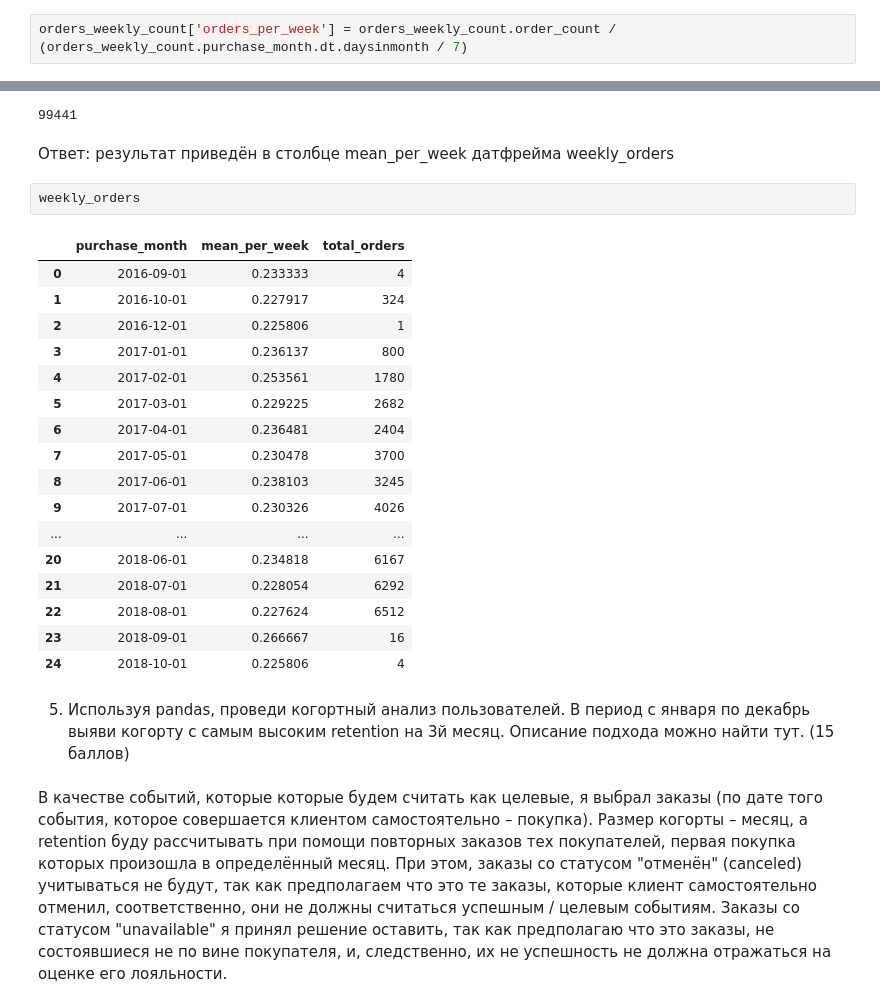
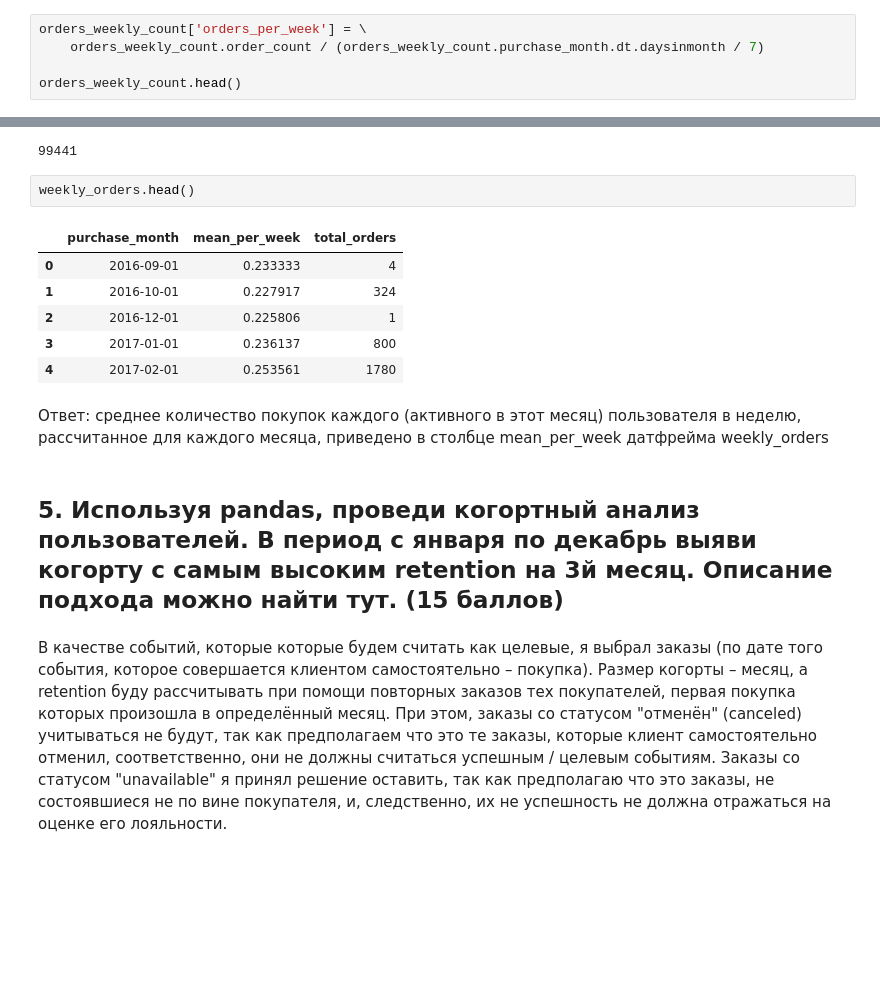
Before and after one commit to y0lk1n/analytics-practice, a Jupyter notebook: project_ecommerce/project_notebook.ipynb, the cells around one changed output, grey strips where cells are left out. Drawn from its saved outputs; the diff is of its cells as text; blank space fills up the shorter version.

```diff
--- a/project_ecommerce/project_notebook.ipynb
+++ b/project_ecommerce/project_notebook.ipynb
@@ -209,2 +311,5 @@ orders_weekly_count = customers_orders.groupby(['purchase_month', 'customer_uniq
 # %%
-orders_weekly_count['orders_per_week'] = orders_weekly_count.order_count / (orders_weekly_count.purchase_month.dt.daysinmonth / 7)
+orders_weekly_count['orders_per_week'] = \
+    orders_weekly_count.order_count / (orders_weekly_count.purchase_month.dt.daysinmonth / 7)
+
+orders_weekly_count.head()
@@ -218,29 +330,18 @@ weekly_orders = orders_weekly_count.groupby('purchase_month'). \
 weekly_orders.total_orders.sum(axis=0)
 # %% [output]
 99441
-# %% [markdown]
-Ответ: результат приведён в столбце mean_per_week датфрейма weekly_orders
 # %%
-weekly_orders
+weekly_orders.head()
 # %% [output]
 |  | purchase_month | mean_per_week | total_orders |
 | 0 | 2016-09-01 | 0.233333 | 4 |
 | 1 | 2016-10-01 | 0.227917 | 324 |
 | 2 | 2016-12-01 | 0.225806 | 1 |
 | 3 | 2017-01-01 | 0.236137 | 800 |
 | 4 | 2017-02-01 | 0.253561 | 1780 |
-| 5 | 2017-03-01 | 0.229225 | 2682 |
-| 6 | 2017-04-01 | 0.236481 | 2404 |
-| 7 | 2017-05-01 | 0.230478 | 3700 |
-| 8 | 2017-06-01 | 0.238103 | 3245 |
-| 9 | 2017-07-01 | 0.230326 | 4026 |
-| ... | ... | ... | ... |
-| 20 | 2018-06-01 | 0.234818 | 6167 |
-| 21 | 2018-07-01 | 0.228054 | 6292 |
-| 22 | 2018-08-01 | 0.227624 | 6512 |
-| 23 | 2018-09-01 | 0.266667 | 16 |
-| 24 | 2018-10-01 | 0.225806 | 4 |
+# %% [markdown]
+Ответ: cреднее количество покупок каждого (активного в этот месяц) пользователя в неделю, рассчитанное для каждого месяца, приведено в столбце mean_per_week датфрейма weekly_orders
 # %% [markdown]
-5. Используя pandas, проведи когортный анализ пользователей. В период с января по декабрь выяви когорту с самым высоким retention на 3й месяц. Описание подхода можно найти тут. (15 баллов)
+## 5. Используя pandas, проведи когортный анализ пользователей. В период с января по декабрь выяви когорту с самым высоким retention на 3й месяц. Описание подхода можно найти тут. (15 баллов)
 # %% [markdown]
 В качестве событий, которые которые будем считать как целевые, я выбрал заказы (по дате того события, которое совершается клиентом самостоятельно – покупка). Размер когорты – месяц, а retention буду рассчитывать при помощи повторных заказов тех покупателей, первая покупка которых произошла в определённый месяц. При этом, заказы со статусом "отменён" (canceled) учитываться не будут, так как предполагаем что это те заказы, которые клиент самостоятельно отменил, соответственно, они не должны считаться успешным / целевым событиям. Заказы со статусом "unavailable" я принял решение оставить, так как предполагаю что это заказы, не состоявшиеся не по вине покупателя, и, следственно, их не успешность не должна отражаться на оценке его лояльности.
```
Also changed, not shown: parts of 51 cells of this notebook.
